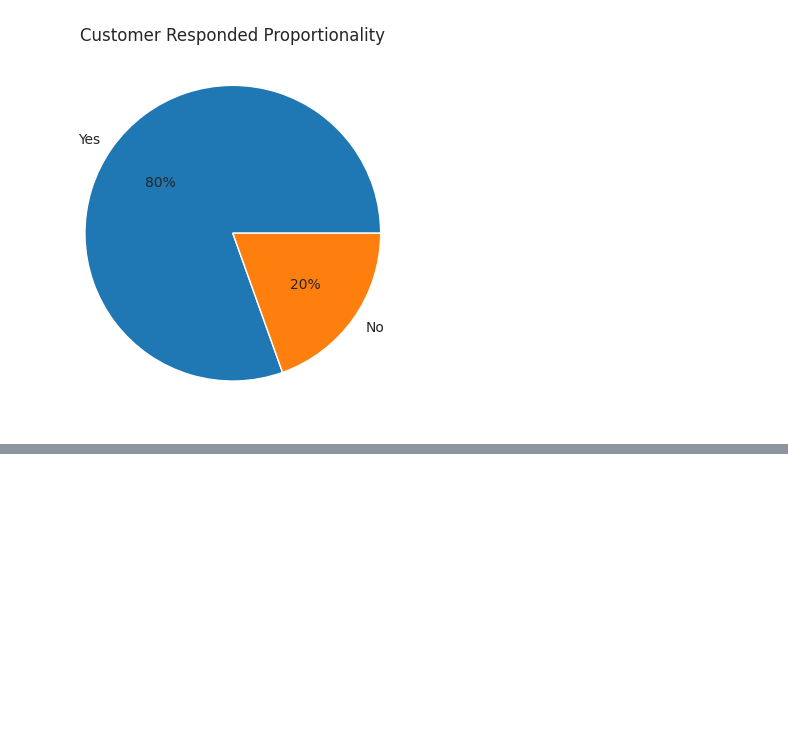
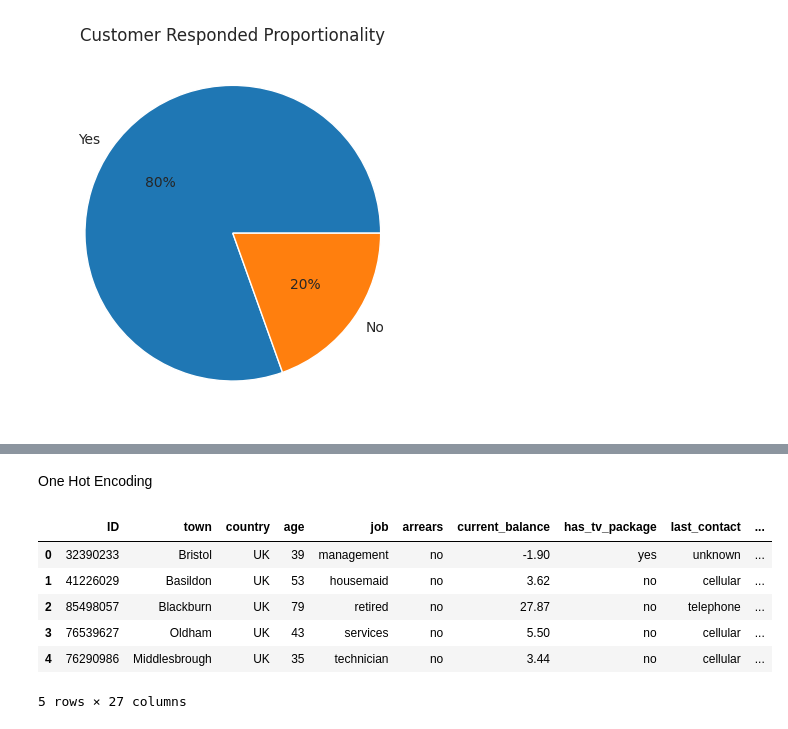
Before and after one commit to pragashraj/ITNPBD6-Customer-Targeting, a Jupyter notebook: ITNPBD6_Customer_Targeting.ipynb, the cells around one changed output, grey strips where cells are left out. Saved outputs shown, nothing was run; the diff lists cells and outputs as text; code cells hidden in the pictures; blank space fills up the shorter version.

Commit message:
feat: one hot encoding added for categorical columns

```diff
--- a/ITNPBD6_Customer_Targeting.ipynb
+++ b/ITNPBD6_Customer_Targeting.ipynb
@@ -233,0 +254,2 @@ display_bar_chart('job', (17, 4))
+# %% [markdown]
+One Hot Encoding
@@ -233,0 +258,20 @@ display_bar_chart('job', (17, 4))
+# %%
+one_hot_encoder = OneHotEncoder(sparse_output=False)
+
+cols = ['married', 'education', 'housing']
+one_hot_encoded = one_hot_encoder.fit_transform(df[cols])
+
+one_hot_encoded_df = pd.DataFrame(one_hot_encoded, columns=one_hot_encoder.get_feature_names_out(cols))
+
+df_encoded = pd.concat([df, one_hot_encoded_df], axis=1)
+
+df_encoded = df_encoded.drop(cols, axis=1)
+df_encoded.head()
+# %% [output]
+|  | ID | town | country | age | job | arrears | current_balance | has_tv_package | last_contact | ... |
+| 0 | 32390233 | Bristol | UK | 39 | management | no | -1.90 | yes | unknown | ... |
+| 1 | 41226029 | Basildon | UK | 53 | housemaid | no | 3.62 | no | cellular | ... |
+| 2 | 85498057 | Blackburn | UK | 79 | retired | no | 27.87 | no | telephone | ... |
+| 3 | 76539627 | Oldham | UK | 43 | services | no | 5.50 | no | cellular | ... |
+| 4 | 76290986 | Middlesbrough | UK | 35 | technician | no | 3.44 | no | cellular | ... |
+5 rows × 27 columns
```
Also changed, not shown: parts of 19 cells of this notebook.
